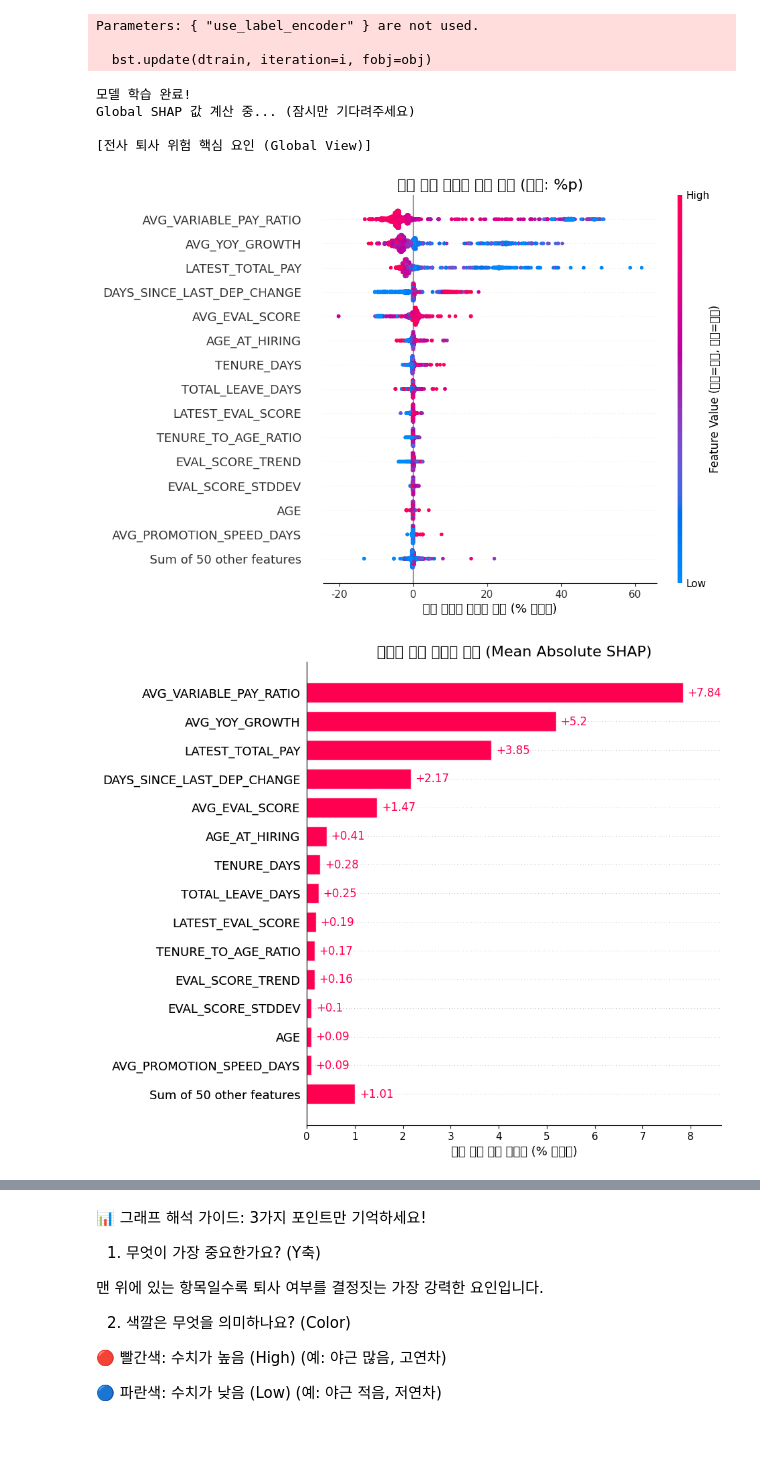
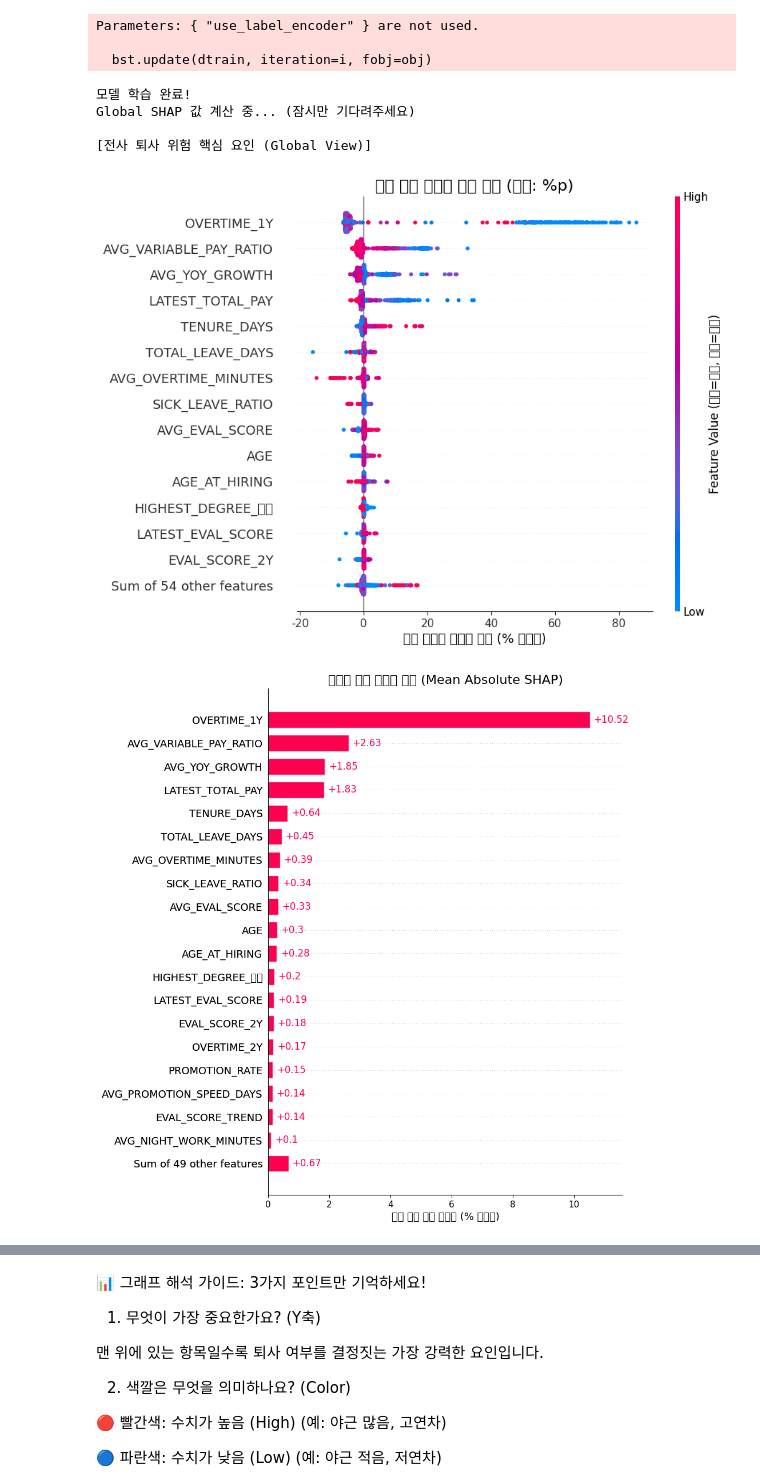
Before and after one commit to HRA-1/preto-1, a Jupyter notebook: notebooks/tables/test_ml_shap_global.ipynb, the cells around one changed output, grey strips where cells are left out. Cells and saved outputs as stored; diff of their text form; code cells hidden in the pictures; blank space fills up the shorter version.

```diff
--- a/notebooks/tables/test_ml_shap_global.ipynb
+++ b/notebooks/tables/test_ml_shap_global.ipynb
@@ -48,7 +48,7 @@ X_train = balanced_df[feature_cols].astype(float)
 y_train = balanced_df['IS_LEAVER'].astype(float)
 
 # --- 4. 모델 학습 (가중치 10만 적용) ---
-weight_ratio = 100000.0
+weight_ratio = 20000.0
 model = xgb.XGBClassifier(
     n_estimators=100,
     max_depth=6,
@@ -96,7 +96,7 @@ plt.show()
 plt.figure(figsize=(10, 6))
 shap.plots.bar(
     shap_values_global,
-    max_display=15,
+    max_display=20,
     show=False
 )
 plt.title("요인별 평균 영향력 크기 (Mean Absolute SHAP)", fontsize=16)
@@ -110,32 +110,32 @@ plt.show()
 # (Y축: 해당 변수가 퇴사 확률을 얼마나 높이고 낮췄는지 보여줌)
 
 # 1. 가장 중요한 변수 이름 찾기
 # (평균 절대 SHAP 값이 가장 큰 변수)
 top_feature_idx = np.abs(shap_values_global.values).mean(0).argmax()
 top_feature_name = shap_values_global.feature_names[top_feature_idx]
 
 print(f"\n[심층 분석] 가장 영향력이 큰 변수: '{top_feature_name}' 의존성 분석")
 
 # 2. Dependence Plot 그리기
 # color=shap_values_global은 자동으로 상호작용(Interaction)이 강한 다른 변수로 색상을 입혀줍니다.
 plt.figure(figsize=(10, 6))
 shap.plots.scatter(
     shap_values_global[:, top_feature_name],
     color=shap_values_global,
     show=False
 )
 
 plt.title(f"[{top_feature_name}] 값에 따른 퇴사 확률 변화", fontsize=16)
 plt.ylabel("퇴사 확률 영향도 (% 포인트)")
 plt.grid(True, alpha=0.3)
 plt.show()
 # %% [output]
 Parameters: { "use_label_encoder" } are not used.
 
   bst.update(dtrain, iteration=i, fobj=obj)
 모델 학습 완료!
 Global SHAP 값 계산 중... (잠시만 기다려주세요)
 
 [전사 퇴사 위험 핵심 요인 (Global View)]
-[figure, old version]
+[figure, new version]
-[figure, old version]
+[figure, new version]
```
Also changed, not shown: parts of 2 cells of this notebook, 1 other file.
